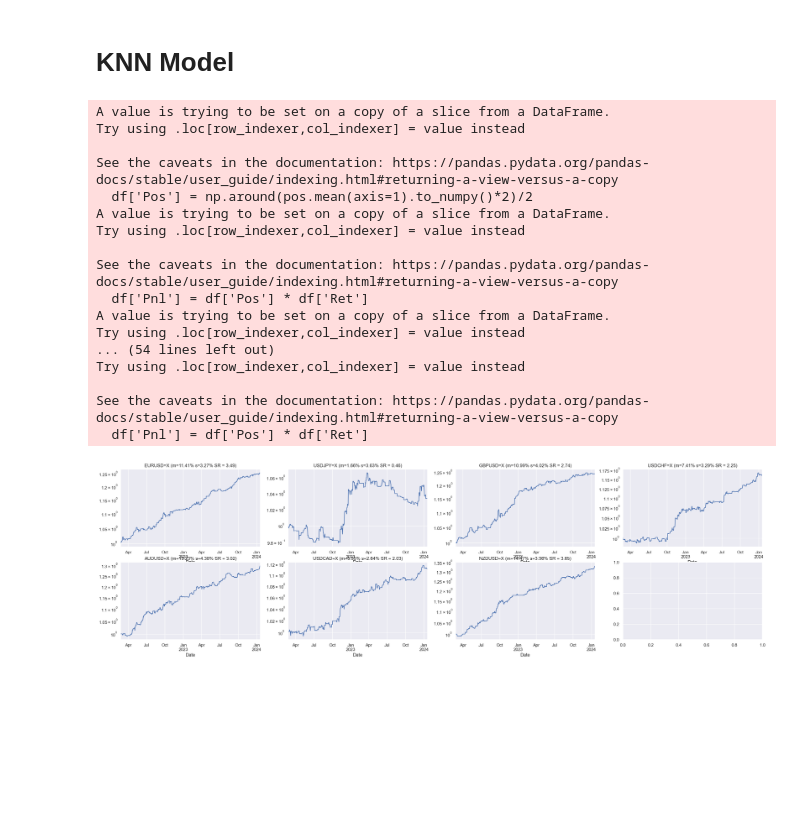
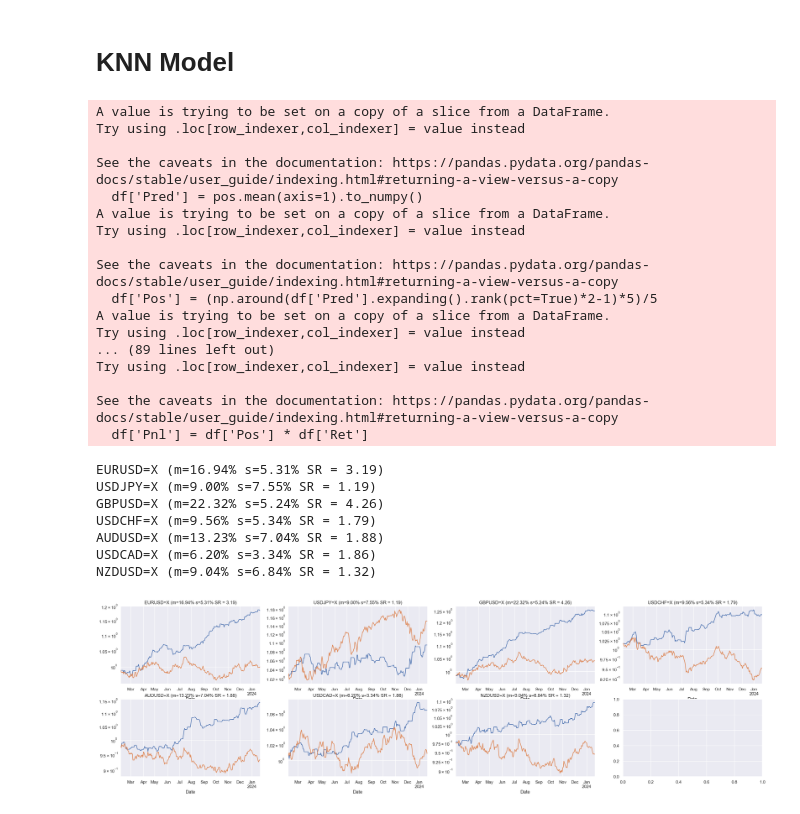
Before and after one commit to kcf1/Personal-Projects, a Jupyter notebook: Trading/FX Algo with ML/FX_Algo_with_ML.ipynb, the cells around one changed output. Drawn from its saved outputs; the diff is of its cells as text; code cells hidden in the pictures; blank space fills up the shorter version.

```diff
--- a/Trading/FX Algo with ML/FX_Algo_with_ML.ipynb
+++ b/Trading/FX Algo with ML/FX_Algo_with_ML.ipynb
@@ -236,9 +237,10 @@ for symbol in symbols:
 # %%
 train_data = dict()
 test_data = dict()
-frac = round(len(ta_data[symbols[0]]) * 0.1)
+frac = round(len(ta_data[symbols[0]]) * 0.2)
+frac = 252
 for symbol in symbols:
-    train_data[symbol] = ta_data[symbol].iloc[:-frac]
+    train_data[symbol] = ta_data[symbol].iloc[-frac*6:-frac]
     test_data[symbol] = ta_data[symbol].iloc[-frac:]
 # %% [markdown]
 # KNN Model
@@ -258,41 +260,69 @@ for symbol in symbols:
     pos = pd.DataFrame()
     for i,knn in enumerate(knns):
         pos[f'{i}'] = knn.predict(df.iloc[:,1:])
-    df['Pos'] = np.around(pos.mean(axis=1).to_numpy()*2)/2
+    df['Pred'] = pos.mean(axis=1).to_numpy()
+    df['Pos'] = (np.around(df['Pred'].expanding().rank(pct=True)*2-1)*5)/5
     df['Pnl'] = df['Pos'] * df['Ret']
 # %% [output]
 A value is trying to be set on a copy of a slice from a DataFrame.
 Try using .loc[row_indexer,col_indexer] = value instead
 
 See the caveats in the documentation: https://pandas.pydata.org/pandas-docs/stable/user_guide/indexing.html#returning-a-view-versus-a-copy
-  df['Pos'] = np.around(pos.mean(axis=1).to_numpy()*2)/2
+  df['Pred'] = pos.mean(axis=1).to_numpy()
 A value is trying to be set on a copy of a slice from a DataFrame.
 Try using .loc[row_indexer,col_indexer] = value instead
 
 See the caveats in the documentation: https://pandas.pydata.org/pandas-docs/stable/user_guide/indexing.html#returning-a-view-versus-a-copy
-  df['Pnl'] = df['Pos'] * df['Ret']
+  df['Pos'] = (np.around(df['Pred'].expanding().rank(pct=True)*2-1)*5)/5
 A value is trying to be set on a copy of a slice from a DataFrame.
 Try using .loc[row_indexer,col_indexer] = value instead
-... (54 lines left out)
+... (89 lines left out)
 Try using .loc[row_indexer,col_indexer] = value instead
 
 See the caveats in the documentation: https://pandas.pydata.org/pandas-docs/stable/user_guide/indexing.html#returning-a-view-versus-a-copy
   df['Pnl'] = df['Pos'] * df['Ret']
 # %%
-fig,axes = plt.subplots(2,4)
-for i,symbol in enumerate(symbols):
+for symbol in symbols:
     df = test_data[symbol]
 
     m = df["Pnl"].mean()*252
     s = df["Pnl"].std()*252**0.5
     SR = m/s
-
-    r,c = i//4,i%4
-    ax = axes[r,c]
-    np.exp(df['Pnl'].resample("d").sum().cumsum()).plot(title=f'{symbol} (m={m*100:.2f}% s={s*100:.2f}% SR = {SR:.2f})',ax=ax)
-    ax.set_yscale('log')
+    print(f'{symbol} (m={m*100:.2f}% s={s*100:.2f}% SR = {SR:.2f})')
 # %% [output]
-[figure, removed]
+EURUSD=X (m=16.94% s=5.31% SR = 3.19)
+USDJPY=X (m=9.00% s=7.55% SR = 1.19)
+GBPUSD=X (m=22.32% s=5.24% SR = 4.26)
+USDCHF=X (m=9.56% s=5.34% SR = 1.79)
+AUDUSD=X (m=13.23% s=7.04% SR = 1.88)
+USDCAD=X (m=6.20% s=3.34% SR = 1.86)
+NZDUSD=X (m=9.04% s=6.84% SR = 1.32)
+# %%
+fig,axes = plt.subplots(2,4)
+for i,symbol in enumerate(symbols):
+    df = test_data[symbol]
+
+    m = df["Pnl"].mean()*252
+    s = df["Pnl"].std()*252**0.5
+    SR = m/s
+
+    r,c = i//4,i%4
+    ax = axes[r,c]
+
+    ax.set_title(f'{symbol} (m={m*100:.2f}% s={s*100:.2f}% SR = {SR:.2f})')
+    ax.set_yscale('log')
+    np.exp(df['Pnl'].cumsum()).plot(ax=ax)
+    np.exp(df['Ret'].cumsum()).plot(ax=ax)
+
+    '''
+    ax2 = ax.twinx()
+    temp = pd.DataFrame({'Long':df['Pos'][df['Pos']>=0],
+                         'Short':df['Pos'][df['Pos']<0]})
+    ax2.bar(temp.index,temp['Long'],alpha=0.7,color='green')
+    ax2.bar(temp.index,temp['Short'],alpha=0.7,color='red')
+    '''
+# %% [output]
+[figure, added]
 # %%
 test_return = pd.DataFrame()
 for symbol in symbols:
```
Also changed, not shown: parts of 9 cells of this notebook, 8 other files.
